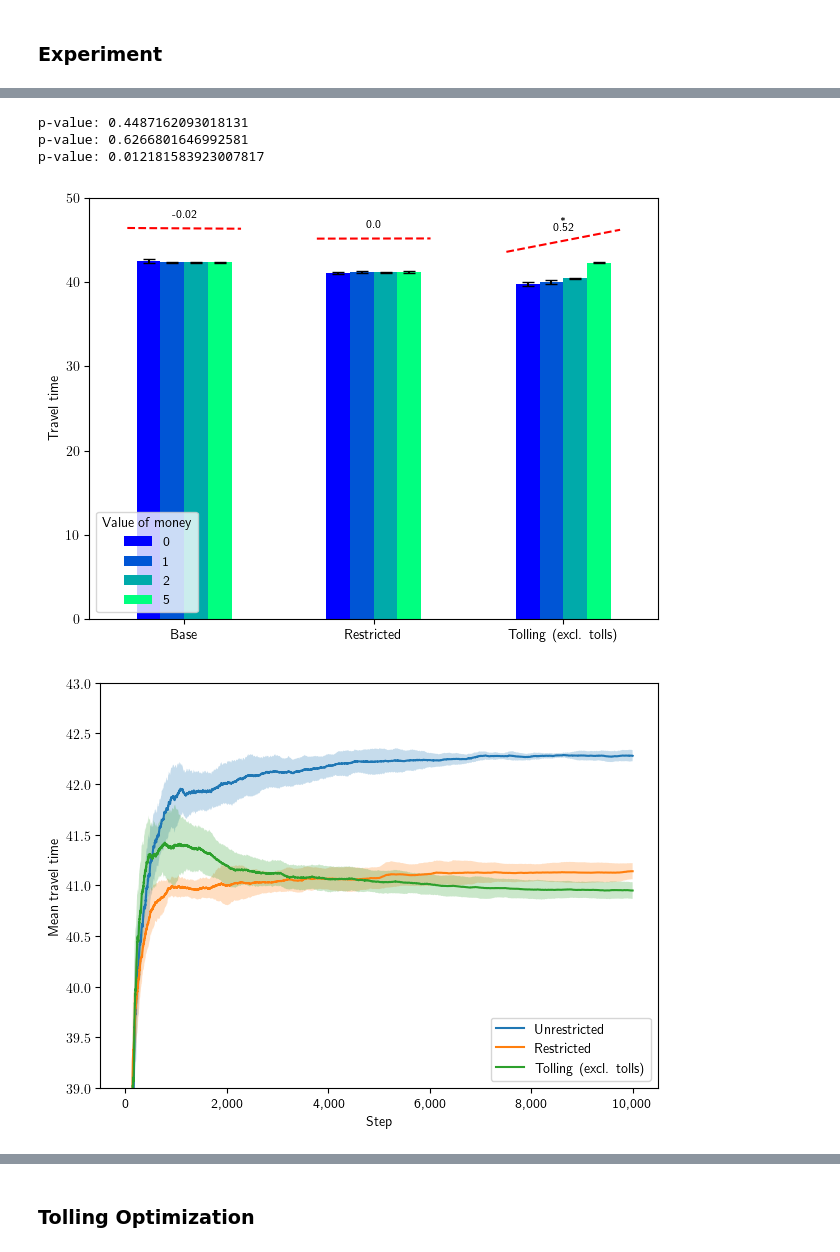
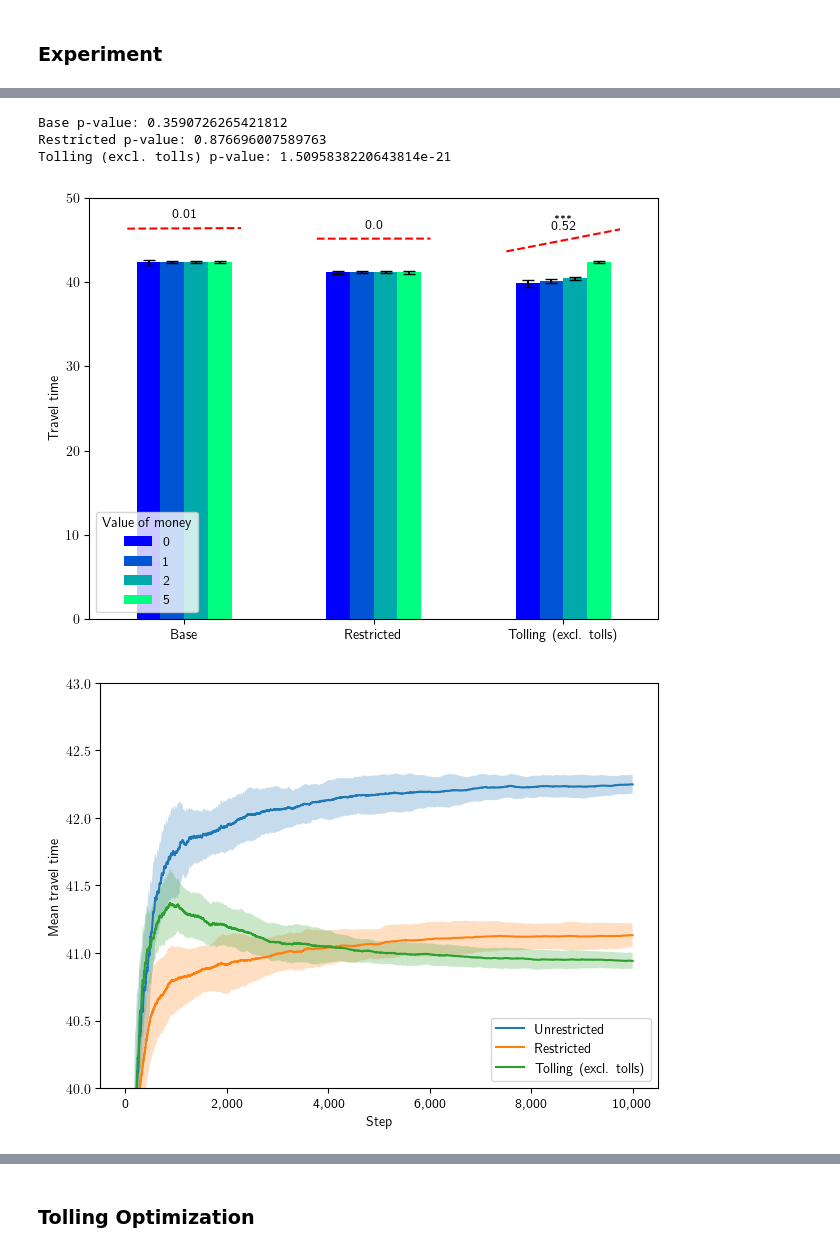
Before and after one commit to michoest/aamas-2024, a Jupyter notebook: src/traffic/v4/experiments/gnp/gnp.ipynb, the cells around one changed output, grey strips where cells are left out. Cells and saved outputs as stored; diff of their text form; code cells hidden in the pictures.

```diff
--- a/src/traffic/v4/experiments/gnp/gnp.ipynb
+++ b/src/traffic/v4/experiments/gnp/gnp.ipynb
@@ -129,14 +156,16 @@ ax.get_figure().savefig('network.pdf', dpi=300)
 ### Top Used Routes
 # %%
 network = create_random_gnp_graph(number_of_nodes=number_of_nodes, p=p,
-                                  latency_generator=UniformLatencyGenerator(a_min=3, a_max=4, b_min=2, b_max=3, c_min=1, c_max=3),
-                                  seed=46)
+                                      latency_generator=UniformLatencyGenerator(a_min=a_min, a_max=a_max,
+                                                                                b_min=b_min, b_max=b_max,
+                                                                                c_min=c_min, c_max=c_max),
+                                      seed=46)
 cars = create_cars(network, car_counts=car_counts, seed=41)
 change_value_of_money(cars, values_of_money, seed=41)
 model = TrafficModel(network, cars, seed=41)
 step_stats_unrestricted, car_stats_unrestricted = model.run_sequentially(number_of_steps, show_progress=True)
 
-subgraph = network.subgraph(set(top_nodes(car_stats_unrestricted)))
+subgraph = network.subgraph(set(top_nodes(car_stats_unrestricted, 5)))
 
 color_map = []
 edge_colors = []
@@ -164,7 +193,8 @@ ax.figure.set_size_inches(5, 5)
 nx.draw(
     subgraph,
     ax=ax,
-    labels=labels,
+    with_labels=True,
+    # labels=labels,
     font_size=6,
     edgelist=[(v, w) for v, w in subgraph.edges if v != w],
     node_size=node_sizes,
@@ -187,15 +219,14 @@ for seed in car_seeds:
     print(f'Running with seed {seed}.')
     # Unrestricted
     network = create_random_gnp_graph(number_of_nodes=number_of_nodes, p=p,
-                                      latency_generator=UniformLatencyGenerator(a_min=3, a_max=4, b_min=2, b_max=3, c_min=1, c_max=3),
+                                      latency_generator=UniformLatencyGenerator(a_min=a_min, a_max=a_max,
+                                                                                b_min=b_min, b_max=b_max,
+                                                                                c_min=c_min, c_max=c_max),
                                       seed=46)
     cars = create_cars(network, car_counts=car_counts, seed=seed)
     change_value_of_money(cars, values_of_money, seed=seed)
     model = TrafficModel(network, cars, seed=seed)
     step_stats_unrestricted, car_stats_unrestricted = model.run_sequentially(number_of_steps, show_progress=False)
-    print([node for route in list(
-        car_stats_unrestricted.groupby('route').count().sort_values(by=['step'], ascending=False).head(10).index
-    ) for node in route])
 
     grouped_car_stats = car_stats_unrestricted[['step', 'travel_time']]\
         .groupby('step').mean().expanding().mean().reset_index()
@@ -211,12 +242,14 @@ for seed in car_seeds:
 
     # Restricted
     network = create_random_gnp_graph(number_of_nodes=number_of_nodes, p=p,
-                                      latency_generator=UniformLatencyGenerator(a_min=3, a_max=4, b_min=2, b_max=3, c_min=1, c_max=3),
+                                      latency_generator=UniformLatencyGenerator(a_min=a_min, a_max=a_max,
+                                                                                b_min=b_min, b_max=b_max,
+                                                                                c_min=c_min, c_max=c_max),
                                       seed=46)
     cars = create_cars(network, car_counts=car_counts, seed=seed)
     model = TrafficModel(network, cars, seed=seed)
 
-    model.set_edge_restriction((23, 30), allowed=False)
+    model.set_edge_restriction(restriction_edge, allowed=False)
     model.cars = create_cars(network, car_counts=car_counts, seed=seed)
     change_value_of_money(model.cars, values_of_money, seed=seed)
 
@@ -236,11 +269,13 @@ for seed in car_seeds:
 
     # Tolling
     network = create_random_gnp_graph(number_of_nodes=number_of_nodes, p=p,
-                                      latency_generator=UniformLatencyGenerator(a_min=3, a_max=4, b_min=2, b_max=3, c_min=1, c_max=3),
+                                      latency_generator=UniformLatencyGenerator(a_min=a_min, a_max=a_max,
+                                                                                b_min=b_min, b_max=b_max,
+                                                                                c_min=c_min, c_max=c_max),
                                       seed=46)
     cars = create_cars(network, car_counts=car_counts, seed=seed)
     change_value_of_money(cars, values_of_money, seed=seed)
-    model = TrafficModel(network, cars, tolls=True, beta=1.0, R=7.5e-4, seed=seed)
+    model = TrafficModel(network, cars, tolls=True, beta=beta, R=R, seed=seed)
     step_stats_tolling, car_stats_tolling = model.run_sequentially(number_of_steps, show_progress=False)
 
     grouped_car_stats = car_stats_tolling[['step', 'travel_time']]\
@@ -290,36 +338,40 @@ ax.set_ylabel('Travel time')
 ax.set_xlabel(None)
 ax.set_ylim([0, 50])
 
-# Add regression lines
-for offset, (_, data) in enumerate(df_mean.iterrows()):
-    data = data.reset_index()
-    data.columns = ['value', 'time']
-    ols = sm.ols(formula='time ~ value', data=data).fit()
-    print(f'p-value: {ols.pvalues["value"]}')
-    slope = ols.params['value']
+for offset, scenario in enumerate(results['scenario'].unique()):
+    if scenario == 'Tolling (incl. tolls)':
+        break
+
+    test = results[['scenario', 'seed', 0, 1, 2, 5]].groupby(['scenario', 'seed']).mean().reset_index()
+    test = test[test['scenario'] == scenario].drop(['scenario', 'seed'], axis=1).melt(var_name="value_of_money",
+                                                                                    value_name="travel_time")
+    test = test.astype(float)
+    ols = sm.ols(formula='travel_time ~ value_of_money', data=test).fit()
+    print(f'{scenario} p-value: {ols.pvalues["value_of_money"]}')
+    slope = ols.params['value_of_money']
     intercept = ols.params['Intercept']
     ax.plot([offset - 0.3, offset + 0.3],
-            [intercept + slope * min(values_of_money) + 4.0,
-             intercept + slope * max(values_of_money) + 4.0],
-            'r--')
+        [intercept + slope * min(values_of_money) + 4.0,
+         intercept + slope * max(values_of_money) + 4.0],
+        'r--')
 
     ax.text(offset, ((intercept + slope * min(values_of_money) + 4.0)
                      + (intercept + slope * max(values_of_money) + 4.0)) / 2 + 1.2,
             str(np.round(slope, 2)) if np.round(slope, 2) != -0.0 else '0.0',
-            horizontalalignment='center', fontsize=8, fontweight=100)
+            horizontalalignment='center', fontsize=10, fontweight=100)
 
     if offset == 2:
         ax.text(2, ((intercept + slope * min(values_of_money) + 4.0)
-                         + (intercept + slope * max(values_of_money) + 4.0)) / 2 + 2.2,
-                '*',
+                         + (intercept + slope * max(values_of_money) + 4.0)) / 2 + 2.4,
+                '***',
                 horizontalalignment='center', fontsize=8)
 
 plt.tight_layout()
 ax.get_figure().savefig('fairness.pdf', dpi=300)
 # %% [output]
-p-value: 0.4487162093018131
-p-value: 0.6266801646992581
-p-value: 0.012181583923007817
+Base p-value: 0.3590726265421812
+Restricted p-value: 0.876696007589763
+Tolling (excl. tolls) p-value: 1.5095838220643814e-21
 [figure]
 # %%
 mean = unrestricted_car_travel_times.groupby('step')['travel_time'].mean()
@@ -328,35 +380,35 @@ ax = mean.plot(xlabel='step', label='Unrestricted')
 ax.fill_between(std.index,
                 mean - std,
                 mean + std,
                 alpha=0.25)
 
 mean = restricted_car_travel_times.groupby('step')['travel_time'].mean()
 std = restricted_car_travel_times.groupby('step')['travel_time'].std()
 ax = mean.plot(xlabel='step', label='Restricted')
 ax.fill_between(std.index,
                 mean - std,
                 mean + std,
                 alpha=0.25)
 
 mean = tolling_car_travel_times.groupby('step')['travel_time'].mean()
 std = tolling_car_travel_times.groupby('step')['travel_time'].std()
 ax = mean.plot(xlabel='step', label='Tolling (excl. tolls)')
 ax.fill_between(std.index,
                 mean - std,
                 mean + std,
                 alpha=0.25)
 
 ax.legend(loc='lower right')
 ax.set_xlabel('Step')
 ax.set_ylabel('Mean travel time')
-ax.set_ylim([39, 43])
+ax.set_ylim([40, 43])
 ax.get_xaxis().set_major_formatter(
     mpl.ticker.FuncFormatter(lambda x, p: format(int(x), ',')))
 
 plt.tight_layout()
 ax.get_figure().savefig('absolute-travel-time.pdf', dpi=300)
 # %% [output]
-[figure, old version]
+[figure, new version]
 # %%
 improvements =  unrestricted_car_travel_times.groupby(['step', 'seed'])['travel_time'].mean().div(
     restricted_car_travel_times.groupby(['step', 'seed'])['travel_time'].mean()).sub(1.0).reset_index().groupby('step')
```
Also changed, not shown: parts of 10 cells of this notebook, 15 other files.
